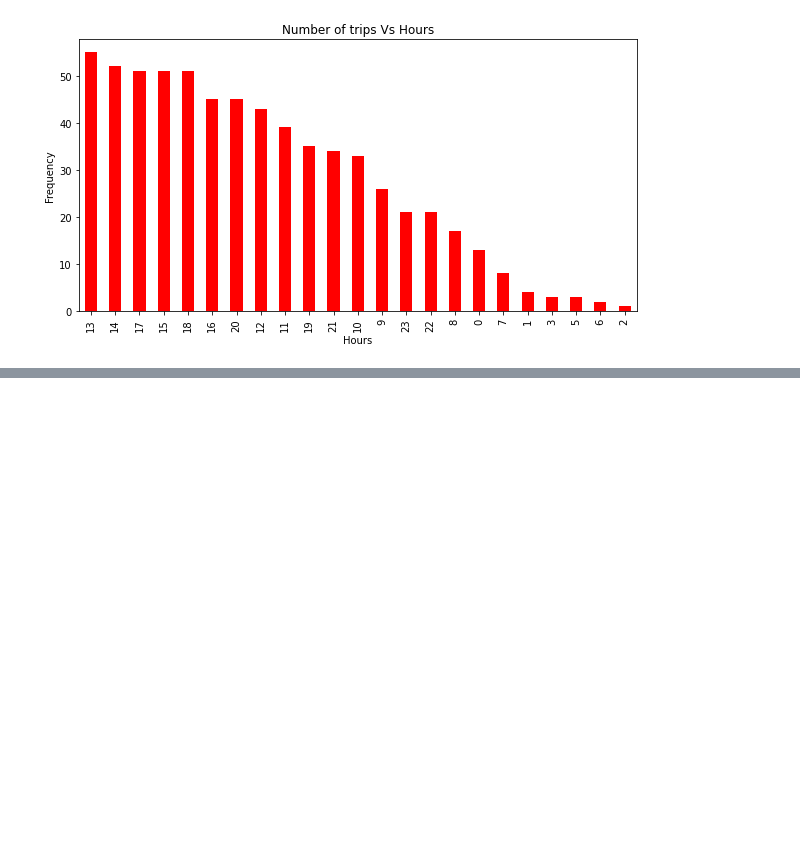
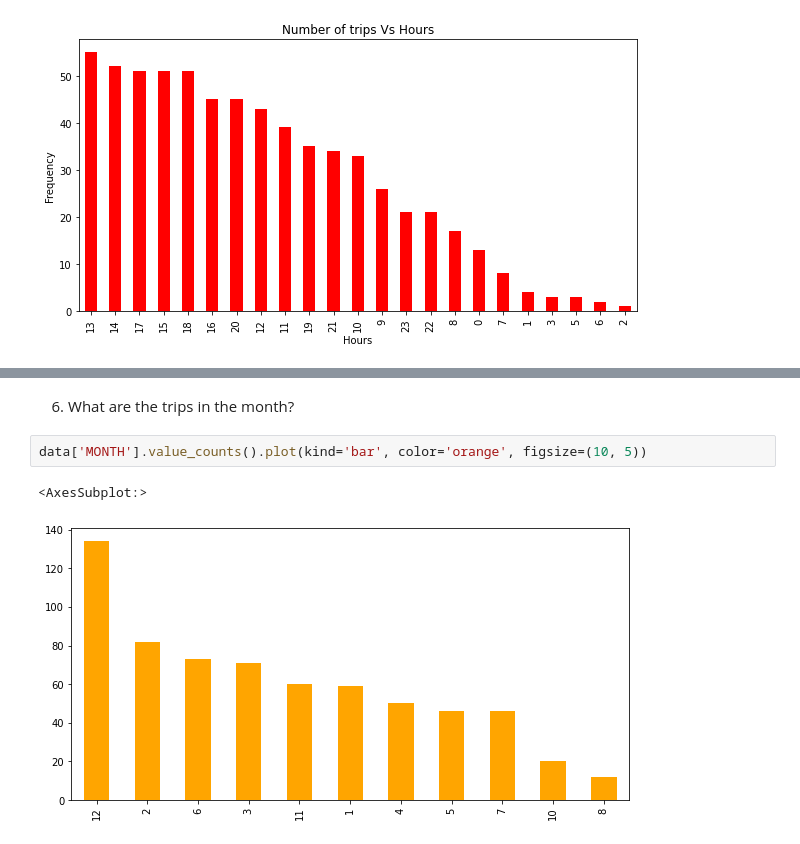
Before and after one commit to Abhi-aka-rup/Data-Scientist, a Jupyter notebook: Project 2 - Uber Data Analysis/ubder-data-analysis.ipynb, the cells around one changed output, grey strips where cells are left out. Drawn from its saved outputs; the diff is of its cells as text; blank space fills up the shorter version.

```diff
--- a/Project 2 - Uber Data Analysis/ubder-data-analysis.ipynb
+++ b/Project 2 - Uber Data Analysis/ubder-data-analysis.ipynb
@@ -126,0 +148,7 @@ Text(0.5, 1.0, 'Number of trips Vs Hours')
+# %% [markdown]
+6. What are the trips in the month?
+# %%
+data['MONTH'].value_counts().plot(kind='bar', color='orange', figsize=(10, 5))
+# %% [output]
+<AxesSubplot:>
+[figure, added]
```
Also changed, not shown: parts of 8 cells of this notebook.
